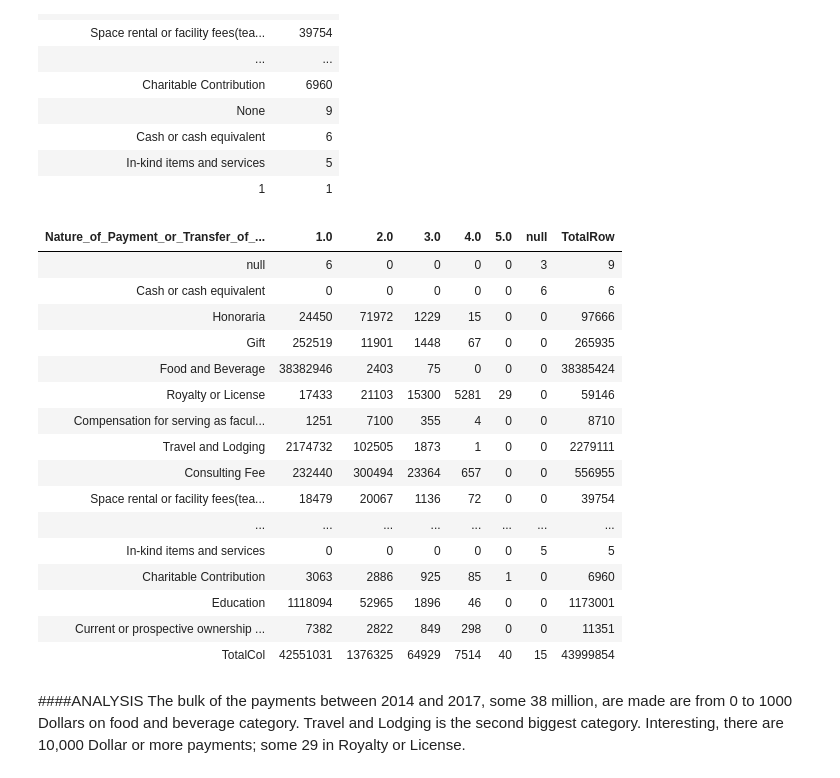
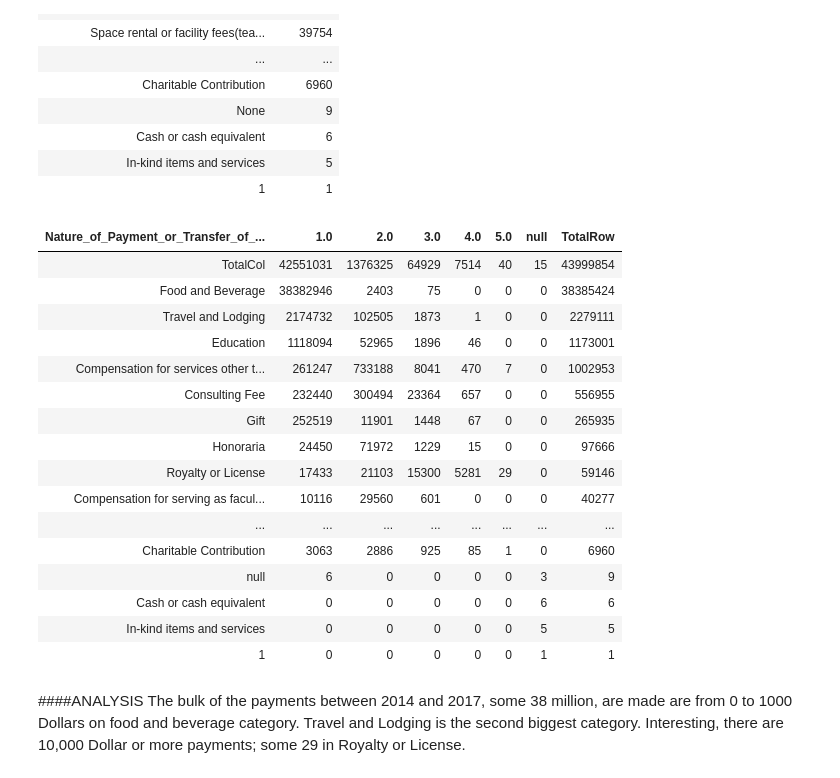
Before and after one commit to acportfolio/acportfolio, a Jupyter notebook: Apache_Spark_US_Health_Medicare_Payments_Exploratory_Data_Analysis.ipynb, the cells around one changed output. Drawn from its saved outputs; the diff is of its cells as text; code cells hidden in the pictures.

```diff
--- a/Apache_Spark_US_Health_Medicare_Payments_Exploratory_Data_Analysis.ipynb
+++ b/Apache_Spark_US_Health_Medicare_Payments_Exploratory_Data_Analysis.ipynb
@@ -290,36 +292,39 @@ df.groupby('Nature_of_Payment_or_Transfer_of_Value').count().orderBy('count', as
 # %%
 #Display the Nature of the Payment by Dollars Amount in Groups, 0 to $1000, $1000 to $10,000, $10,000 to $100,000, $100,000 to $10,000,000, $10,0000+
 
 splits = [-float("inf"), 0, 1000, 10000, 100000, 10000000, float("inf")]
 
 from pyspark.ml.feature import Bucketizer
 bucketizer = Bucketizer(splits = splits, inputCol="Total_Amount_of_Payment_USDollars", outputCol="Total Amount Payment Buckets")
 df = bucketizer.transform(df)
 
 
 crosspdf = df.stat.crosstab('Nature_of_Payment_or_Transfer_of_Value', 'Total Amount Payment Buckets').toPandas()
 crosspdf['TotalRow'] = crosspdf.sum(axis=1)
 crosspdf.loc[-1] = crosspdf.sum(axis=0)
 crosspdf.iloc[19,0] = "TotalCol"
-crosspdf.style.hide_index().set_properties(**{'background-color': 'lightgrey', 'color': 'Black','border-color': 'white', "text-align" : "left"})
+crosspdf.sort_values('TotalRow', ascending = False).style.hide_index().set_properties(**{'background-color': 'lightgrey', 'color': 'Black','border-color': 'white', "text-align" : "left"})
+
+
+############ 1.0 = 0 to $1000, 2.0 = $1000 to $10,000, 3.0 = $10,000 to $100,000, 4.0 = $100,000 to $10,000,000, 5.0 $10,0000+ ##############
 # %% [output]
 | Nature_of_Payment_or_Transfer_of_... | 1.0 | 2.0 | 3.0 | 4.0 | 5.0 | null | TotalRow |
+| TotalCol | 42551031 | 1376325 | 64929 | 7514 | 40 | 15 | 43999854 |
+| Food and Beverage | 38382946 | 2403 | 75 | 0 | 0 | 0 | 38385424 |
+| Travel and Lodging | 2174732 | 102505 | 1873 | 1 | 0 | 0 | 2279111 |
+| Education | 1118094 | 52965 | 1896 | 46 | 0 | 0 | 1173001 |
+| Compensation for services other t... | 261247 | 733188 | 8041 | 470 | 7 | 0 | 1002953 |
+| Consulting Fee | 232440 | 300494 | 23364 | 657 | 0 | 0 | 556955 |
+| Gift | 252519 | 11901 | 1448 | 67 | 0 | 0 | 265935 |
+| Honoraria | 24450 | 71972 | 1229 | 15 | 0 | 0 | 97666 |
+| Royalty or License | 17433 | 21103 | 15300 | 5281 | 29 | 0 | 59146 |
+| Compensation for serving as facul... | 10116 | 29560 | 601 | 0 | 0 | 0 | 40277 |
+| ... | ... | ... | ... | ... | ... | ... | ... |
+| Charitable Contribution | 3063 | 2886 | 925 | 85 | 1 | 0 | 6960 |
 | null | 6 | 0 | 0 | 0 | 0 | 3 | 9 |
 | Cash or cash equivalent | 0 | 0 | 0 | 0 | 0 | 6 | 6 |
-| Honoraria | 24450 | 71972 | 1229 | 15 | 0 | 0 | 97666 |
-| Gift | 252519 | 11901 | 1448 | 67 | 0 | 0 | 265935 |
-| Food and Beverage | 38382946 | 2403 | 75 | 0 | 0 | 0 | 38385424 |
-| Royalty or License | 17433 | 21103 | 15300 | 5281 | 29 | 0 | 59146 |
-| Compensation for serving as facul... | 1251 | 7100 | 355 | 4 | 0 | 0 | 8710 |
-| Travel and Lodging | 2174732 | 102505 | 1873 | 1 | 0 | 0 | 2279111 |
-| Consulting Fee | 232440 | 300494 | 23364 | 657 | 0 | 0 | 556955 |
-| Space rental or facility fees(tea... | 18479 | 20067 | 1136 | 72 | 0 | 0 | 39754 |
-| ... | ... | ... | ... | ... | ... | ... | ... |
 | In-kind items and services | 0 | 0 | 0 | 0 | 0 | 5 | 5 |
-| Charitable Contribution | 3063 | 2886 | 925 | 85 | 1 | 0 | 6960 |
-| Education | 1118094 | 52965 | 1896 | 46 | 0 | 0 | 1173001 |
-| Current or prospective ownership ... | 7382 | 2822 | 849 | 298 | 0 | 0 | 11351 |
-| TotalCol | 42551031 | 1376325 | 64929 | 7514 | 40 | 15 | 43999854 |
+| 1 | 0 | 0 | 0 | 0 | 0 | 1 | 1 |
 # %% [markdown]
 ####ANALYSIS
 The bulk of the payments between 2014 and 2017, some 38 million, are made are from 0 to 1000 Dollars on food and beverage category. Travel and Lodging is the second biggest category. Interesting, there are 10,000 Dollar or more payments; some 29 in Royalty or License.
```
Also changed, not shown: parts of 1 cell of this notebook.
